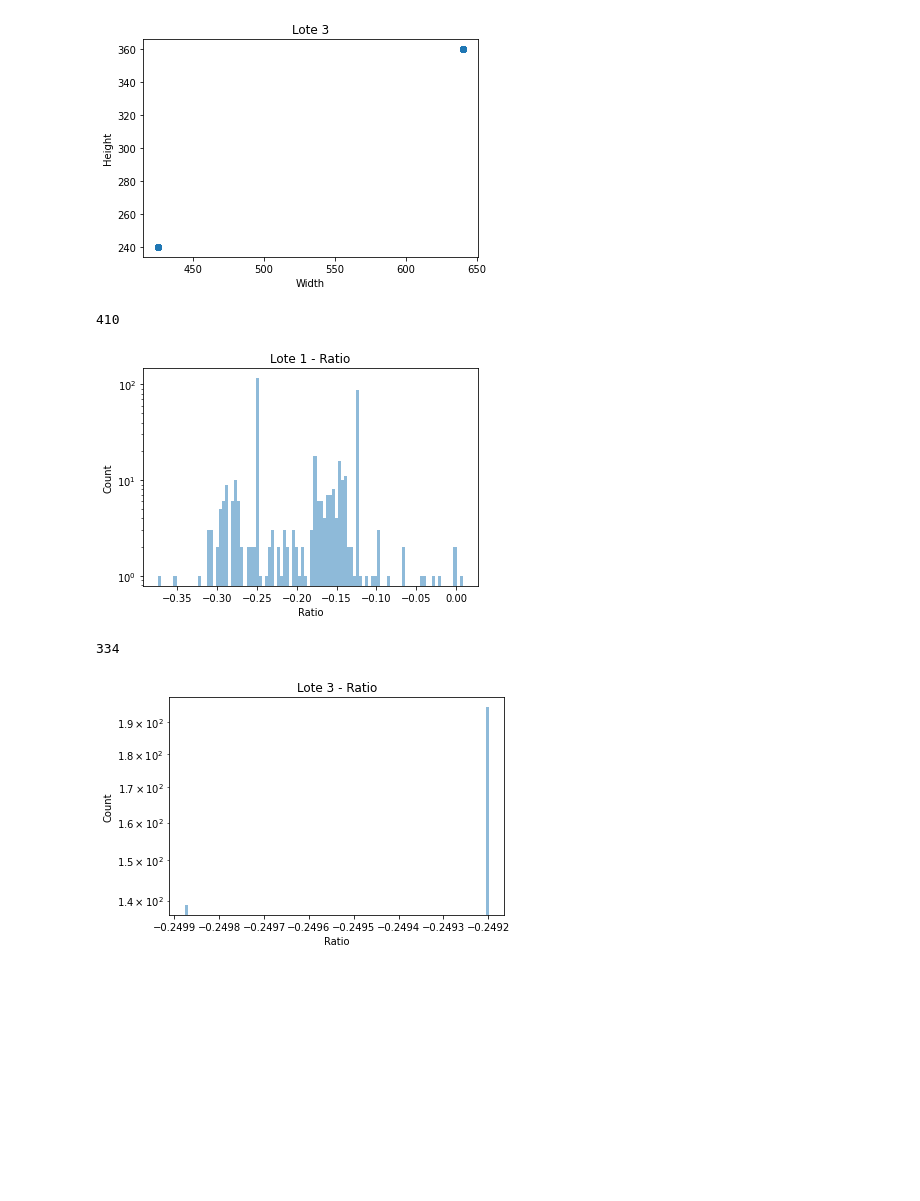
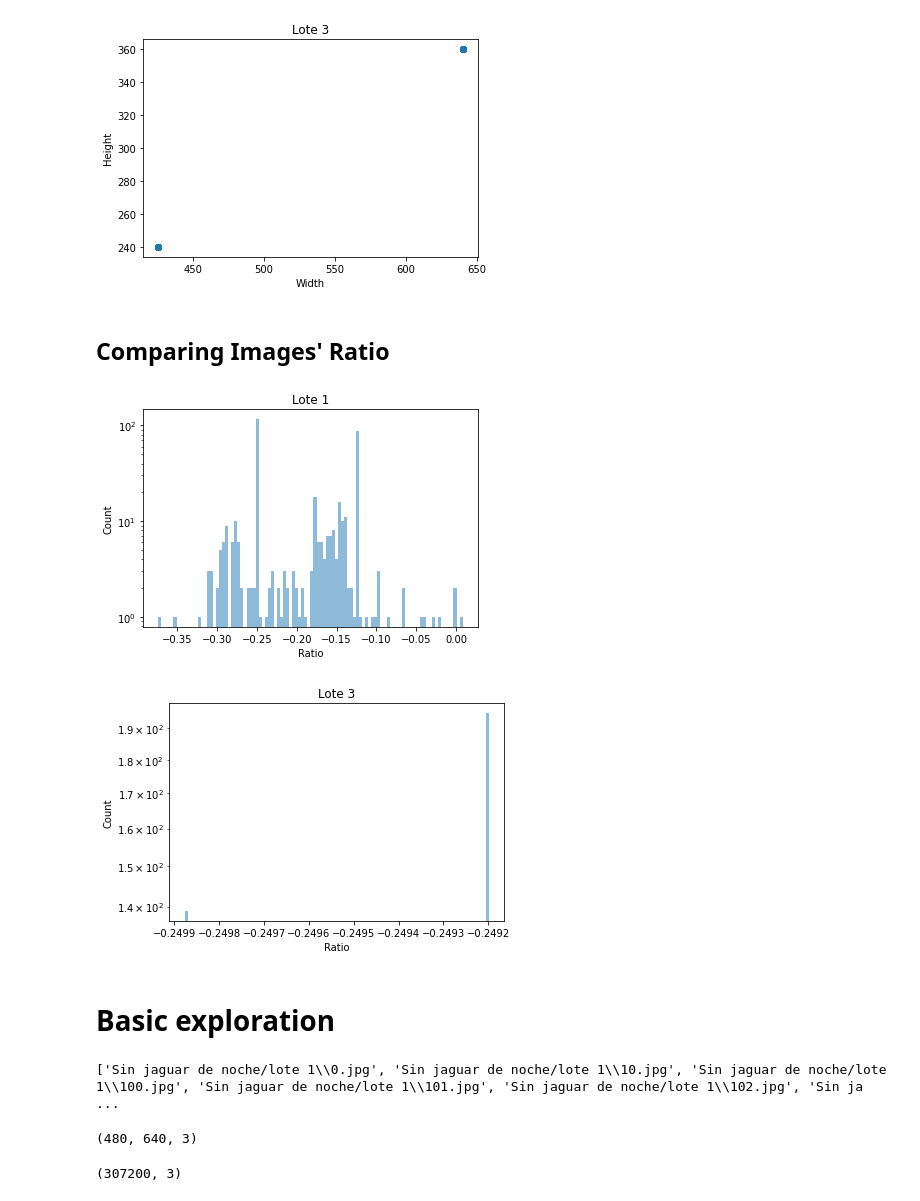
Before and after one commit to Adrianc1234/UPY_jaguares, a Jupyter notebook: Notebooks/EDAs/EDA - Sin Jaguar de Noche.ipynb, the cells around one changed output. Saved outputs shown, nothing was run; the diff lists cells and outputs as text; code cells hidden in the pictures; blank space fills up the shorter version.

Commit message:
EDA - Sin Jaguar de Noche V2
EDA - Sin Jaguar de Noche V2

```diff
--- a/Notebooks/EDAs/EDA - Sin Jaguar de Noche.ipynb
+++ b/Notebooks/EDAs/EDA - Sin Jaguar de Noche.ipynb
@@ -65,3 +65,5 @@ for key,value in directories.items():
 # %% [output]
 [figure]
 [figure]
+# %% [markdown]
+## Comparing Images' Ratio
@@ -68,35 +72,27 @@ for key,value in directories.items():
+# %%
+aspect_ratios  = []
 # %%
-def aspect_ratio_histogram(folder_path, bins=None):
-    aspect_ratios = []
-    images_path = list(folder_path.glob("*.jpg"))
-    random.shuffle(images_path)
-    print(len(images_path))
-    for image_path in images_path:
-        image = np.asarray(cv2.imread(str(image_path)))
-        assert(len(image.shape)==3) # (W, H, C)
-        # aspect_ratios.append(image.shape[0] / image.shape[1])
-        aspect_ratios.append(math.log10(image.shape[0] / image.shape[1]))
-    aspect_ratios = np.asarray(aspect_ratios)
-    n, bins, patches = plt.hist(aspect_ratios, bins=bins, log=True, alpha=0.5)
-    return bins
+for key,value in directories.items():
+
+  filepath = value
+  filelist = [filepath + f for f in os.listdir(filepath)]
+
+  for pathImage in filelist:
+    img = cv2.imread(pathImage)
+    if type(img) != type(None):
+      aspect_ratios.append(math.log10(img.shape[0] / img.shape[1]))
+
+  aspect_ratios = np.asarray(aspect_ratios)
+
+  plt.hist(aspect_ratios, bins=100,log=True,alpha=0.5)
+  plt.xlabel('Ratio')
+  plt.ylabel('Count')
+  plt.title(key)
+  plt.show()
+
+  aspect_ratios  = []
+# %% [output]
+[figure, added]
+[figure, added]
-# %%
-from pathlib import Path
-lote1 = Path("Sin jaguar de noche/lote 1/")
-aspect_ratio_histogram(lote1,  bins=100)
-plt.xlabel('Ratio')
-plt.ylabel('Count')
-plt.title('Lote 1 - Ratio')
-plt.savefig('lote1_ratioH.png')
-# %% [output]
-410
-[figure, removed]
-# %%
-lote3 = Path("Sin jaguar de noche/lote 3 - camara/")
-aspect_ratio_histogram(lote3,  bins=100)
-plt.xlabel('Ratio')
-plt.ylabel('Count')
-plt.title('Lote 3 - Ratio')
-plt.savefig('lote3_ratioH.png')
-# %% [output]
-334
-[figure, removed]
+# %% [markdown]
+# Basic exploration
@@ -102,0 +105,18 @@ plt.savefig('lote3_ratioH.png')
+# %%
+from subprocess import check_output
+smjpegs = [f for f in glob.glob("Sin jaguar de noche/lote 1/*.JPG")]
+print(smjpegs[:9])
+# %% [output]
+['Sin jaguar de noche/lote 1\\0.jpg', 'Sin jaguar de noche/lote 1\\10.jpg', 'Sin jaguar de noche/lote 1\\100.jpg', 'Sin jaguar de noche/lote 1\\101.jpg', 'Sin jaguar de noche/lote 1\\102.jpg', 'Sin ja ...
+# %%
+first = cv2.imread('Sin jaguar de noche/lote 1/105.JPG')
+dims = np.shape(first)
+print(dims)
+# %% [output]
+(480, 640, 3)
+# %%
+np.min(first), np.max(first)
+pixel_matrix = np.reshape(first, (dims[0] * dims[1], dims[2]))
+print(np.shape(pixel_matrix))
+# %% [output]
+(307200, 3)
```
Also changed, not shown: parts of 30 cells of this notebook.
